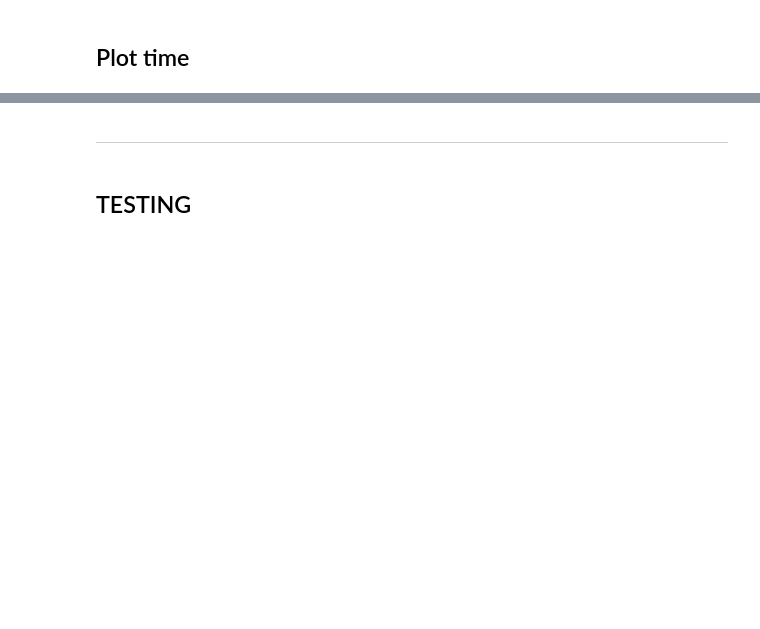
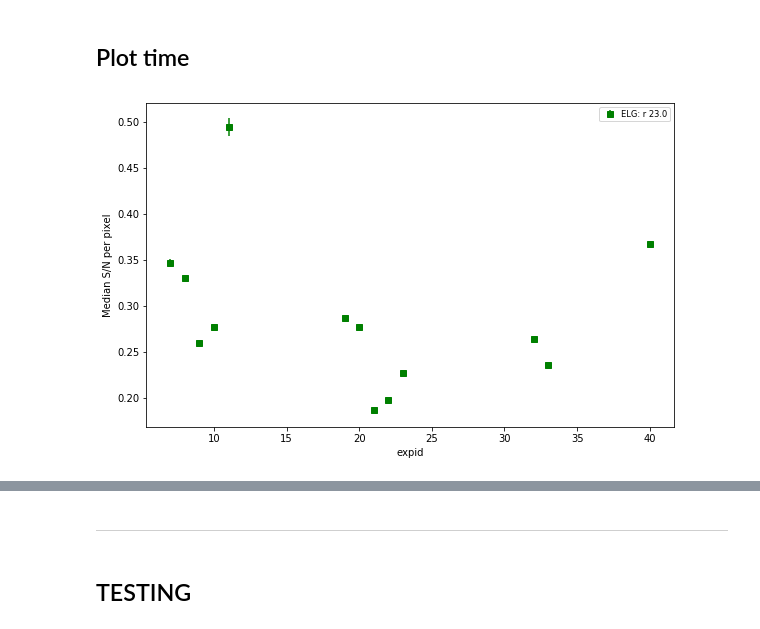
Before and after one commit to segasai/desispec, a Jupyter notebook: doc/nb/QA_Prod_ETC.ipynb, the cells around one changed output, grey strips where cells are left out. Cells and saved outputs as stored; diff of their text form; code cells hidden in the pictures; blank space fills up the shorter version.

```diff
--- a/doc/nb/QA_Prod_ETC.ipynb
+++ b/doc/nb/QA_Prod_ETC.ipynb
@@ -98,5 +118,10 @@ Table length=41
 # %% [markdown]
 ## Plot time
+# %%
+reload(dqqp)
+dqqp.prod_avg_s2n(qa_prod, xaxis='expid')
+# %% [output]
+[figure, added]
 # %%
 reload(dqqp)
 dqqp.prod_delta_s2n(qa_prod, meta, xaxis='texp')
```
Also changed, not shown: parts of 15 cells of this notebook, 1 other file.
